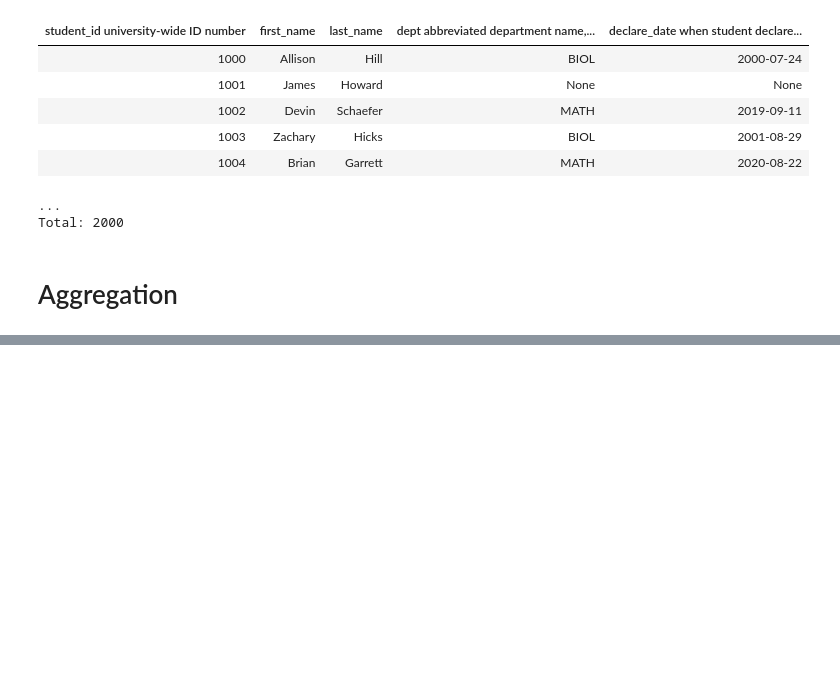
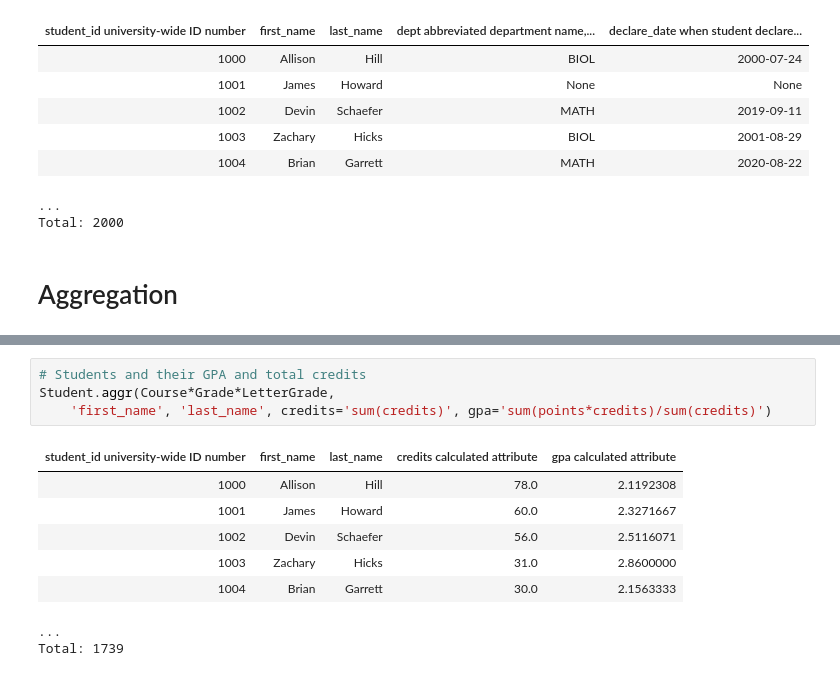
Before and after one commit to dimitri-yatsenko/datajoint-book, a Jupyter notebook: book/80-examples/016-university-queries.ipynb, the cells around one changed output, grey strips where cells are left out. Saved outputs shown, nothing was run; the diff lists cells and outputs as text; blank space fills up the shorter version.

```diff
--- a/book/80-examples/016-university-queries.ipynb
+++ b/book/80-examples/016-university-queries.ipynb
@@ -283,0 +316,13 @@ Total: 2000
+# %%
+# Students and their GPA and total credits
+Student.aggr(Course*Grade*LetterGrade,
+    'first_name', 'last_name', credits='sum(credits)', gpa='sum(points*credits)/sum(credits)')
+# %% [output]
+| student_id university-wide ID number | first_name | last_name | credits calculated attribute | gpa calculated attribute |
+| 1000 | Allison | Hill | 78.0 | 2.1192308 |
+| 1001 | James | Howard | 60.0 | 2.3271667 |
+| 1002 | Devin | Schaefer | 56.0 | 2.5116071 |
+| 1003 | Zachary | Hicks | 31.0 | 2.8600000 |
+| 1004 | Brian | Garrett | 30.0 | 2.1563333 |
+...
+Total: 1739
```
Also changed, not shown: parts of 4 cells of this notebook, 5 other files.
